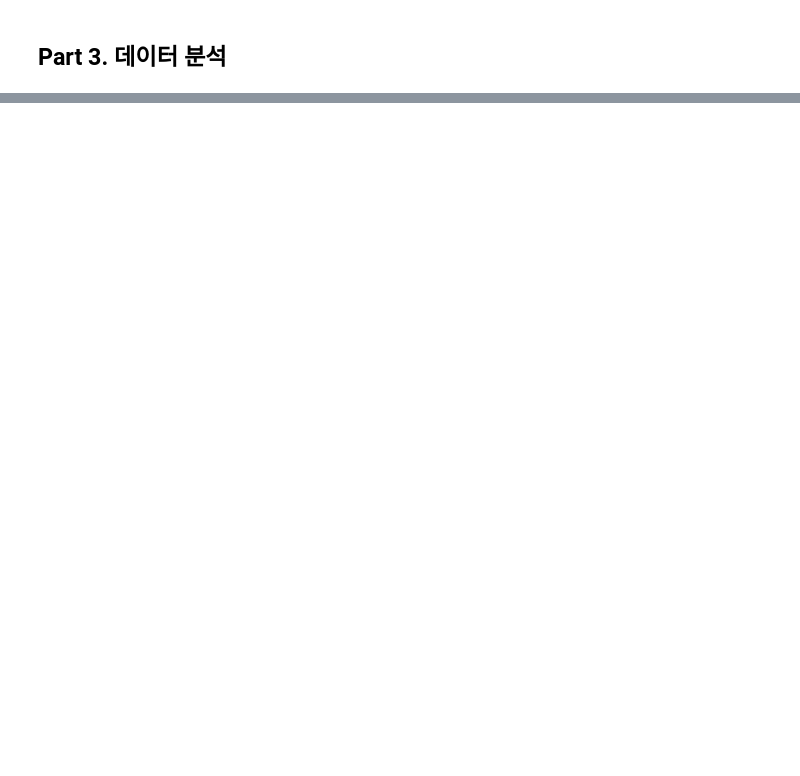
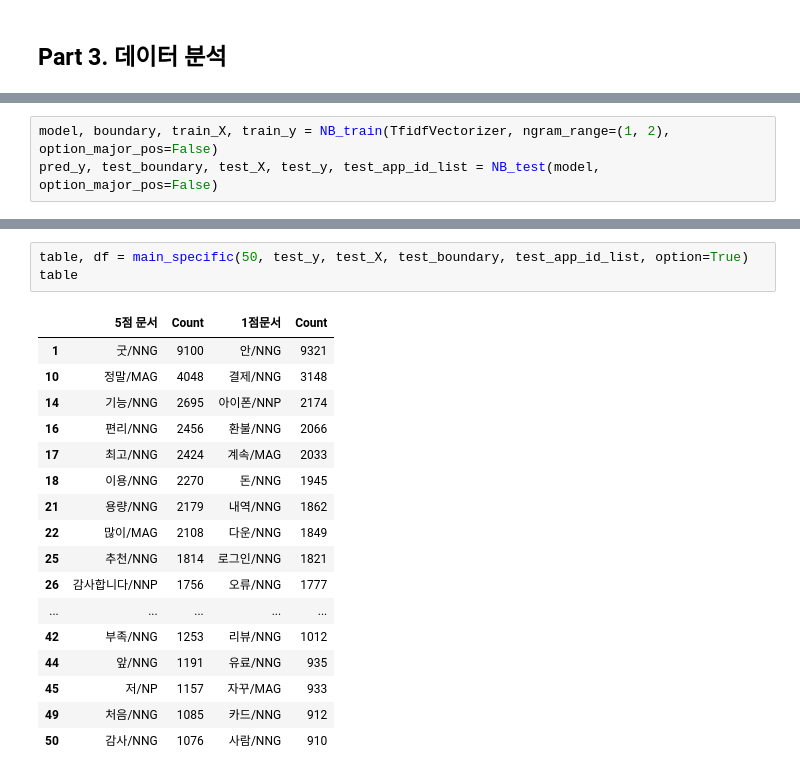
Before and after one commit to simonjisu/app_store_reviews_analysis, a Jupyter notebook: App_Store_Reviews.ipynb, the cells around one changed output, grey strips where cells are left out. Drawn from its saved outputs; the diff is of its cells as text; blank space fills up the shorter version.

```diff
--- a/App_Store_Reviews.ipynb
+++ b/App_Store_Reviews.ipynb
@@ -149,0 +300,3 @@ post_process.
+# %%
+model, boundary, train_X, train_y = NB_train(TfidfVectorizer, ngram_range=(1, 2), option_major_pos=False)
+pred_y, test_boundary, test_X, test_y, test_app_id_list = NB_test(model, option_major_pos=False)
@@ -149,0 +335,21 @@ post_process.
+# %%
+table, df = main_specific(50, test_y, test_X, test_boundary, test_app_id_list, option=True)
+table
+# %% [output]
+|  | 5점 문서 | Count | 1점문서 | Count |
+| 1 | 굿/NNG | 9100 | 안/NNG | 9321 |
+| 10 | 정말/MAG | 4048 | 결제/NNG | 3148 |
+| 14 | 기능/NNG | 2695 | 아이폰/NNP | 2174 |
+| 16 | 편리/NNG | 2456 | 환불/NNG | 2066 |
+| 17 | 최고/NNG | 2424 | 계속/MAG | 2033 |
+| 18 | 이용/NNG | 2270 | 돈/NNG | 1945 |
+| 21 | 용량/NNG | 2179 | 내역/NNG | 1862 |
+| 22 | 많이/MAG | 2108 | 다운/NNG | 1849 |
+| 25 | 추천/NNG | 1814 | 로그인/NNG | 1821 |
+| 26 | 감사합니다/NNP | 1756 | 오류/NNG | 1777 |
+| ... | ... | ... | ... | ... |
+| 42 | 부족/NNG | 1253 | 리뷰/NNG | 1012 |
+| 44 | 앞/NNG | 1191 | 유료/NNG | 935 |
+| 45 | 저/NP | 1157 | 자꾸/MAG | 933 |
+| 49 | 처음/NNG | 1085 | 카드/NNG | 912 |
+| 50 | 감사/NNG | 1076 | 사람/NNG | 910 |
```
Also changed, not shown: parts of 52 cells of this notebook, 11 other files.
